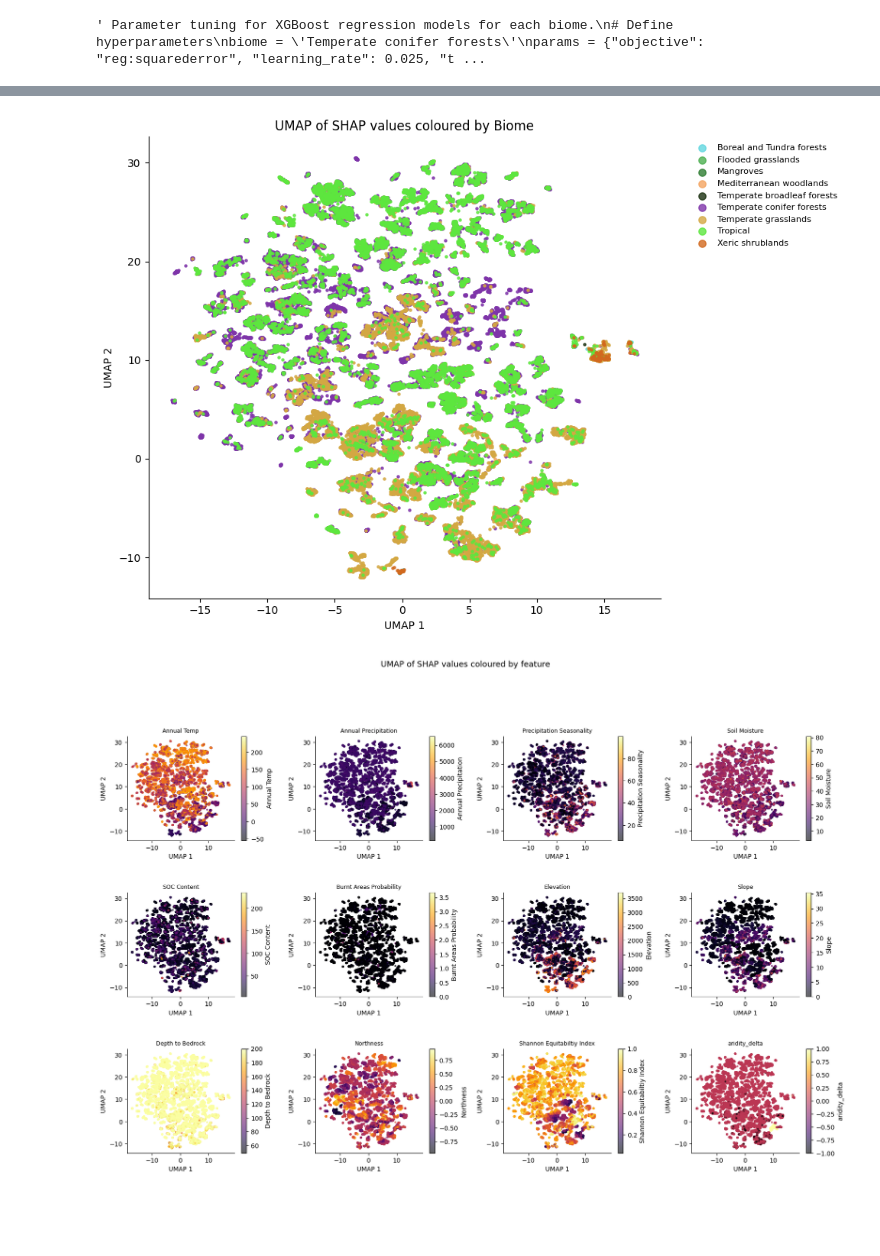
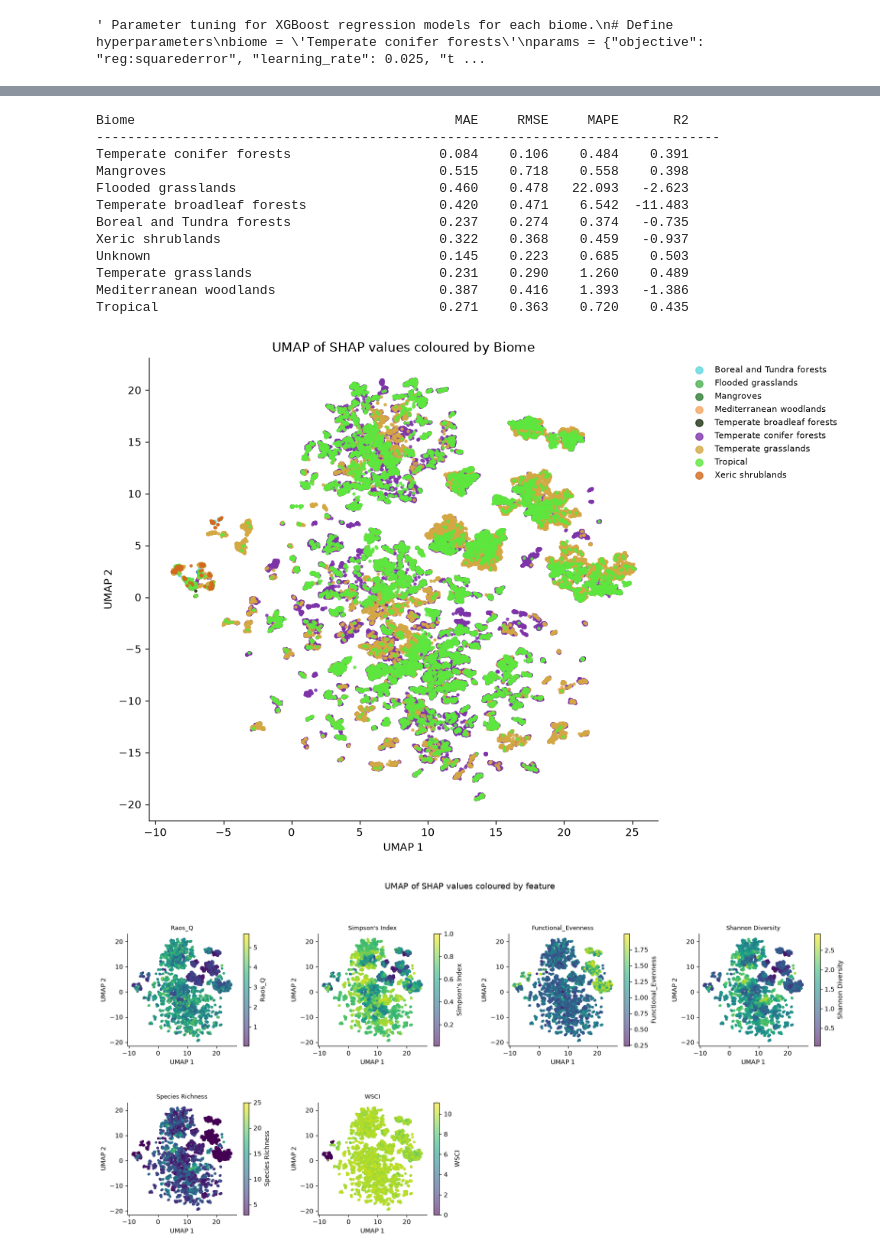
Before and after one commit to qiulinlx/FD_Stability, a Jupyter notebook: explainability.ipynb, the cells around one changed output, grey strips where cells are left out. Cells and saved outputs as stored; diff of their text form; code cells hidden in the pictures; blank space fills up the shorter version.

```diff
--- a/explainability.ipynb
+++ b/explainability.ipynb
@@ -52,7 +52,7 @@ biome_mapping = {
 # %%
 
 fd_df = pd.read_csv('data/final/final_dataset_with_aridity.csv')
-fd_df.drop(columns=[ 'managed', 'ownership','Functional_Divergences',
+fd_df.drop(columns=[ 'managed', 'ownership','Functional_Divergences', 'Shannon Equitabiltiy Index',
        'managed.1'], inplace=True)
 
 fd_df.dropna(inplace=True)
@@ -479,6 +470,11 @@ def evaluate_xgboost(model, dtrain, dtest, X_test, y_test, feature_names=None,
     return fig, metrics
 
 
+def smooth_pdp(x_vals, y_vals, window=50):
+    df = pd.DataFrame({'x': x_vals, 'y': y_vals}).sort_values('x')
+    df['y_smooth'] = df['y'].rolling(window, center=True, min_periods=1).mean()
+    return df['x'].values, df['y_smooth'].values
+
 
 def haversine(lat1, lon1, lat2, lon2):
     """Calculate great-circle distance between two points in km"""
@@ -580,7 +576,6 @@ def select_points_stratified(df, n_per_biome=5, biome_col='biome', buffer_km=50,
 
 def train_test_split_v3(df, random_key, n_points_to_select=5, buffer_km=100):
     sub_df = df
-    random_key =10
 
     selected, remaining, removed = select_points_stratified(sub_df,
         n_per_biome=n_points_to_select,
@@ -591,6 +586,7 @@ def train_test_split_v3(df, random_key, n_points_to_select=5, buffer_km=100):
     )
 
     test = selected.drop(columns=['lat', 'lon', 'biome'])
+    test_biomes=selected[['biome']]
     train= remaining.drop(columns=['lat', 'lon', 'biome'])
 
     y=['transformed npp']
@@ -604,12 +600,13 @@ def train_test_split_v3(df, random_key, n_points_to_select=5, buffer_km=100):
     X_train = pd.DataFrame(scaler.fit_transform(X_train), columns=X_train.columns, index=X_train.index)
     X_test = pd.DataFrame(scaler.transform(X_test), columns=X_test.columns, index=X_test.index)
 
-    return X_train, y_train, X_test, y_test
+    return X_train, y_train, X_test, y_test, test_biomes
 # %%
+random_key=111
 
-fX_train, fy_train, fX_test, fy_test = train_test_split_v3(fd_df, random_key=random_key, n_points_to_select=5, buffer_km=50)
+fX_train, fy_train, fX_test, fy_test, test_biomes = train_test_split_v3(fd_df, random_key=random_key, n_points_to_select=5, buffer_km=50)
 
-# Create regression matrices
+# # Create regression matrices
 dtrain_reg = xgb.DMatrix(fX_train, fy_train, enable_categorical=True)
 dtest_reg = xgb.DMatrix(fX_test, fy_test, enable_categorical=True)
 # %%
@@ -724,3 +725,41 @@ plt.show()
+# %%
+results = {}
+
+fy_series = pd.Series(fy_test.flatten(), index=fX_test.index, name='transformed npp')
+combined = fX_test.join(fy_series).join(test_biomes)
+
+
+for biome, group in combined.groupby('biome'):   # missing 'group'
+    X = group.drop(columns=['transformed npp', 'biome'])  # use group not combined
+    y = group[['transformed npp']]                                               # use group not combined
+
+    dmatrix = xgb.DMatrix(X, enable_categorical=True)
+    preds   = model.predict(dmatrix)
+
+    results[biome]            = preds
+    results[f'{biome}_mae']   = mean_absolute_error(y, preds)
+    results[f'{biome}_rmse']  = np.sqrt(mean_squared_error(y, preds))
+    results[f'{biome}_mape']  = mean_absolute_percentage_error(y, preds)
+    results[f'{biome}_r2']    = r2_score(y, preds)
+
+# Summary
+print(f"{'Biome':<40} {'MAE':>8} {'RMSE':>8} {'MAPE':>8} {'R2':>8}")
+print("-" * 80)
+for biome in combined['biome'].unique():
+    print(f"{biome:<40} {results[f'{biome}_mae']:>8.3f} {results[f'{biome}_rmse']:>8.3f} {results[f'{biome}_mape']:>8.3f} {results[f'{biome}_r2']:>8.3f}")
+# %% [output]
+Biome                                         MAE     RMSE     MAPE       R2
+--------------------------------------------------------------------------------
+Temperate conifer forests                   0.084    0.106    0.484    0.391
+Mangroves                                   0.515    0.718    0.558    0.398
+Flooded grasslands                          0.460    0.478   22.093   -2.623
+Temperate broadleaf forests                 0.420    0.471    6.542  -11.483
+Boreal and Tundra forests                   0.237    0.274    0.374   -0.735
+Xeric shrublands                            0.322    0.368    0.459   -0.937
+Unknown                                     0.145    0.223    0.685    0.503
+Temperate grasslands                        0.231    0.290    1.260    0.489
+Mediterranean woodlands                     0.387    0.416    1.393   -1.386
+Tropical                                    0.271    0.363    0.720    0.435
 # %%
 from umap import UMAP
 
@@ -746,7 +785,7 @@ biome_colors = {
 }
 
 fig, ax = plt.subplots(figsize=(10, 7))
-
+biomes = fd_df['biome'].values  # numpy array of biome labels per row
 for biome, color in biome_colors.items():
     mask = biomes == biome
     if mask.sum() == 0:
@@ -775,45 +814,46 @@ plt.tight_layout()
 plt.savefig("umap_biome.png", dpi=150, bbox_inches="tight")
 plt.show()
 # %% [output]
-[figure, old version]
+[figure, new version]
 # %%
+X=fd_df.drop(columns=['transformed npp', 'PID', 'lat', 'lon', 'biome'])
 
 features = ['Raos_Q',  "Simpson's Index",
     'Functional_Evenness', 'Shannon Diversity',
     'Species Richness', 'WSCI']
 
-features = [feat for feat in X.columns if feat not in features]
+# features = [feat for feat in X.columns if feat not in features]
 
 ncols = 4
 nrows = (len(features) + ncols - 1) // ncols
 
 fig, axes = plt.subplots(nrows, ncols, figsize=(5 * ncols, 4 * nrows))
 axes_flat = axes.flatten()
 fig.subplots_adjust(hspace=0.5, wspace=0.4)
 
 for ax, feat in zip(axes_flat, features):
     sc = ax.scatter(
         s_2d[:, 0], s_2d[:, 1],
         c=X[feat].values,
-        cmap='inferno',
+        cmap='viridis',
         s=5,
         alpha=0.6
     )
     plt.colorbar(sc, ax=ax, label=feat)
     ax.set_title(feat, fontsize=9)
     ax.set_xlabel("UMAP 1")
     ax.set_ylabel("UMAP 2")
     ax.spines[['right', 'top']].set_visible(False)
 
 # Hide unused axes
 for ax in axes_flat[len(features):]:
     ax.set_visible(False)
 
 plt.suptitle("UMAP of SHAP values coloured by feature", fontsize=13, y=1.02)
 # plt.savefig("umap_shap.png", dpi=150, bbox_inches="tight")
 plt.show()
 # %% [output]
-[figure, old version]
+[figure, new version]
 # %%
 import xgboost as xgb
 import pandas as pd
```
Also changed, not shown: parts of 8 cells of this notebook, 5 other files.
